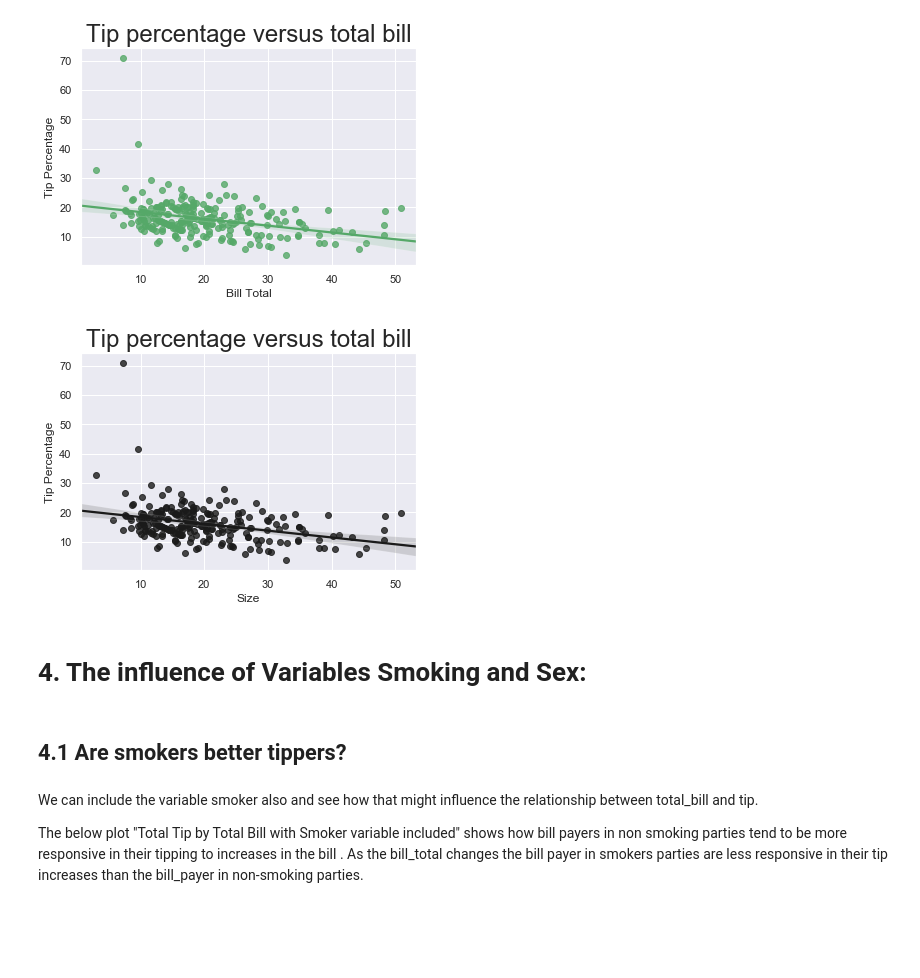
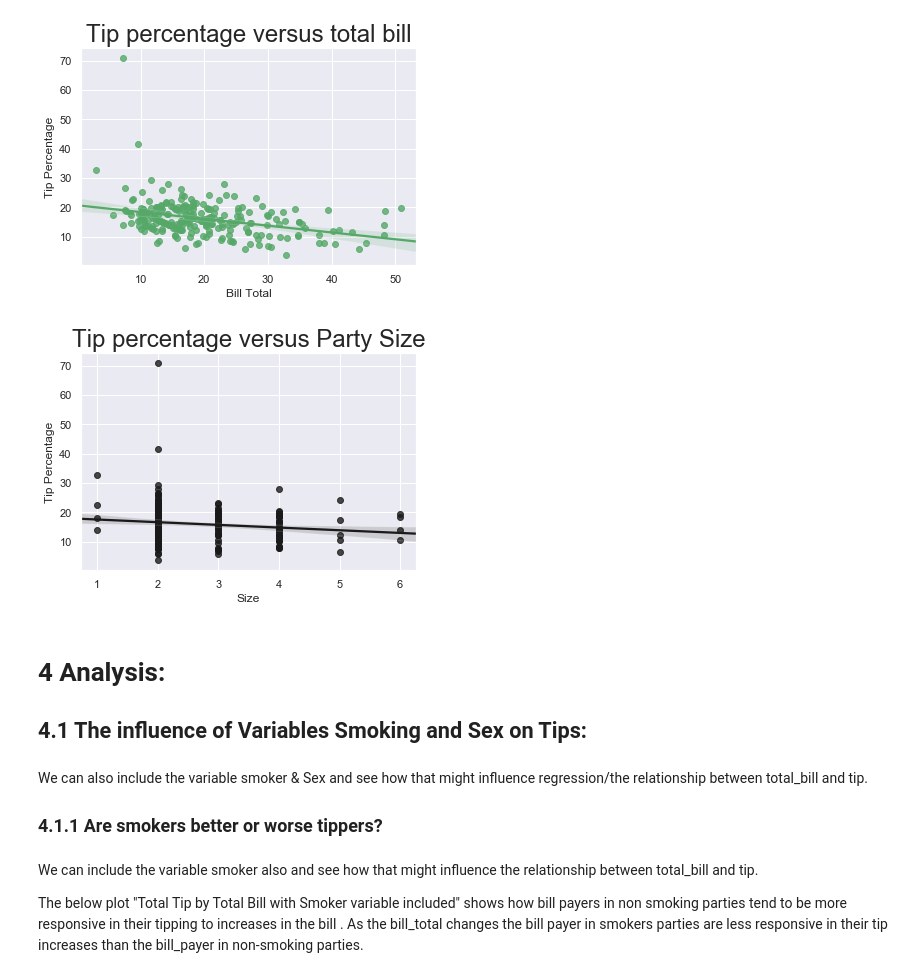
Before and after one commit to fionaoriordan/52446_19_tips, a Jupyter notebook: tips_notebook.ipynb, the cells around one changed output. Drawn from its saved outputs; the diff is of its cells as text; code cells hidden in the pictures; blank space fills up the shorter version.

```diff
--- a/tips_notebook.ipynb
+++ b/tips_notebook.ipynb
@@ -466,19 +442,24 @@ plt.show()
 # %%
 #create a figure
 fig = plt.figure()
 # Create a seaborn simmple regression plot to tip percentage versus total bill
-ax = sns.regplot(x="total_bill", y="tip_pct", color = 'k',
+ax = sns.regplot(x="size", y="tip_pct", color = 'k',
                   data=df)
 # Label the axis
 ax.set(xlabel='Size', ylabel='Tip Percentage')
 ax.set_title('Tip percentage versus Party Size', fontsize = 24)
 plt.show()
 # %% [output]
-[figure, old version]
+[figure, new version]
 # %% [markdown]
-# 4. The influence of Variables Smoking and Sex:
+# 4 Analysis:
+
+## 4.1 The influence of Variables Smoking and Sex on Tips:
-# %% [markdown]
-## 4.1 Are smokers better tippers?
+# %% [markdown]
+
+We can also include the variable smoker & Sex and see how that might influence regression/the relationship between total_bill and tip.
+
+### 4.1.1 Are smokers better  or worse tippers?
 # %% [markdown]
 We can include the variable smoker also and see how that might influence the relationship between total_bill and tip.
 
```
Also changed, not shown: parts of 35 cells of this notebook.
